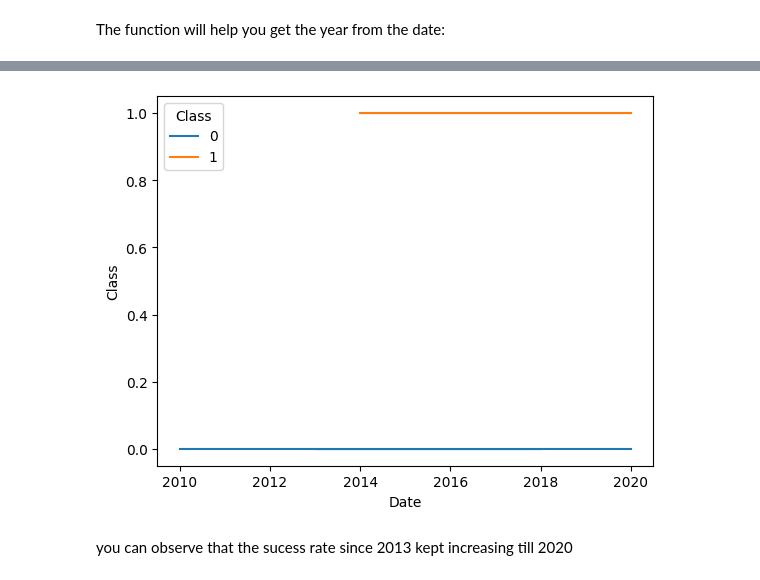
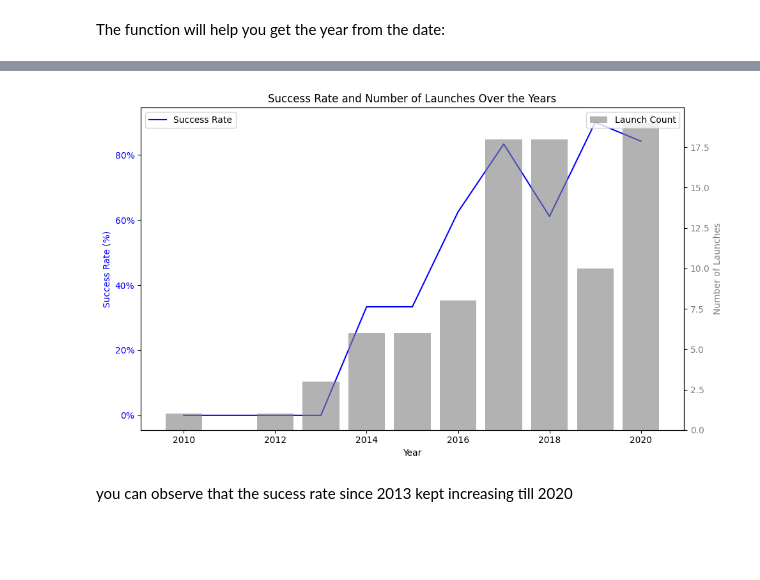
Before and after one commit to GmillerII/IBM-DS-SpaceX-Capstone, a Jupyter notebook: IBM DS EDA Visualizations.ipynb, the cells around one changed output, grey strips where cells are left out. Saved outputs shown, nothing was run; the diff lists cells and outputs as text; code cells hidden in the pictures; blank space fills up the shorter version.

```diff
--- a/IBM DS EDA Visualizations.ipynb
+++ b/IBM DS EDA Visualizations.ipynb
@@ -236,13 +230,54 @@ The function will help you get the year from the date:
-# %%
-# Plot a line chart with x axis to be the extracted year and y axis to be the success rate
-# Convert the Date column to datetime and extract the year
-df['Date'] = pd.to_datetime(df['Date']).dt.year
-
-# Plot a line chart with x-axis as the extracted year and y-axis as the success rate
-sns.lineplot(y="Class", x="Date", hue="Class", data=df)
-plt.show()
-# %% [output]
-[figure, removed]
+# %%
+df['Date'] = pd.to_datetime(df['Date']).dt.year
+
+# Group by year for success rate and number of launches
+summary = df.groupby('Date').agg(SuccessRate=('Class', 'mean'),
+    LaunchCount=('Class', 'count')
+).reset_index()
+
+fig, ax1 = plt.subplots(figsize=(10, 6))
+
+# Line chart
+ax1.plot(summary['Date'],
+    summary['SuccessRate'],
+    color='blue',
+    label='Success Rate'
+)
+ax1.set_ylabel('Success Rate (%)',
+    color='blue'
+)
+ax1.yaxis.set_major_formatter(mticker.PercentFormatter(1.0))
+ax1.tick_params(axis='y',
+    labelcolor='blue'
+)
+
+# Bar chart
+ax2 = ax1.twinx()
+ax2.bar(summary['Date'],
+    summary['LaunchCount'],
+    alpha=0.6, color='gray',
+    label='Launch Count'
+)
+ax2.set_ylabel('Number of Launches',
+    color='gray'
+)
+ax2.tick_params(axis='y',
+    labelcolor='gray'
+)
+
+# Add titles and labels
+plt.title('Success Rate and Number of Launches Over the Years')
+ax1.set_xlabel('Year')
+
+# Add legends for both axes
+ax1.legend(loc='upper left')
+ax2.legend(loc='upper right')
+
+# Show the plot
+plt.tight_layout()
+plt.show()
+# %% [output]
+[figure, added]
 # %% [markdown]
 you can observe that the sucess rate since 2013 kept increasing till 2020
 # %% [markdown]
```
Also changed, not shown: parts of 4 cells of this notebook, 3 other files.
